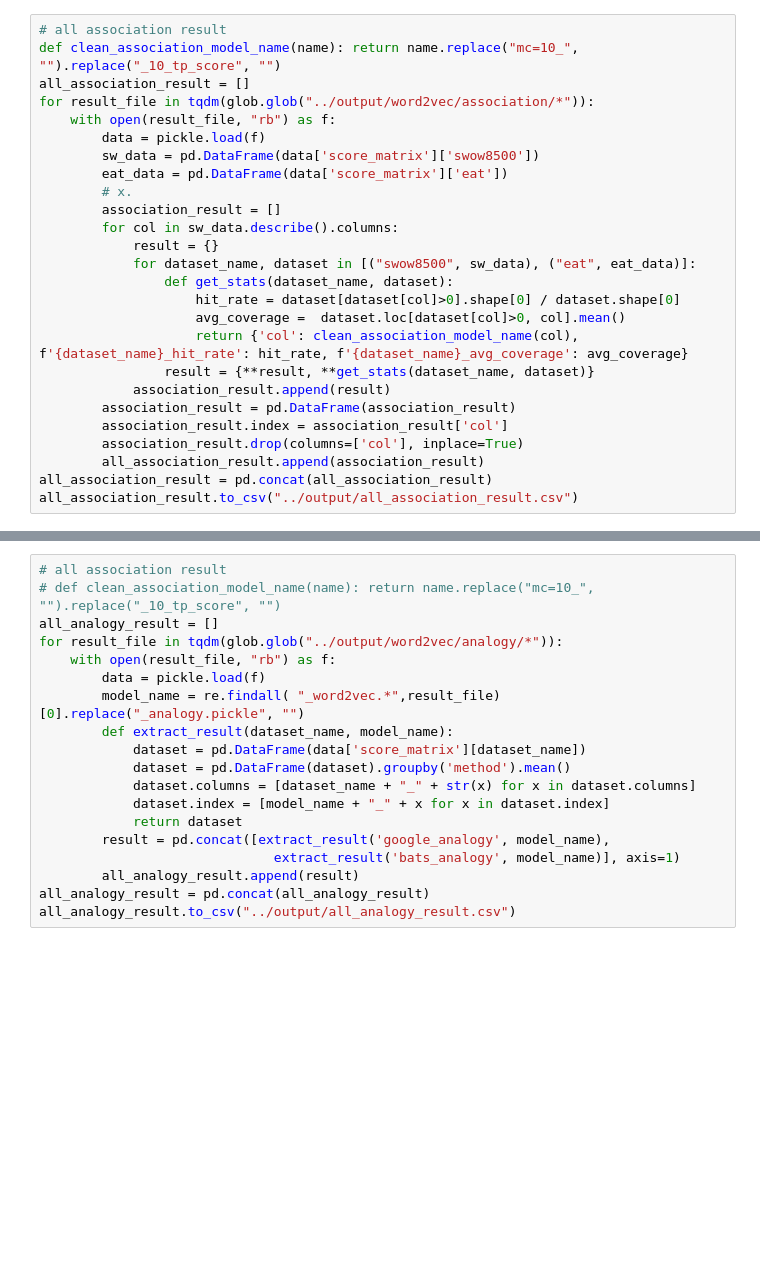
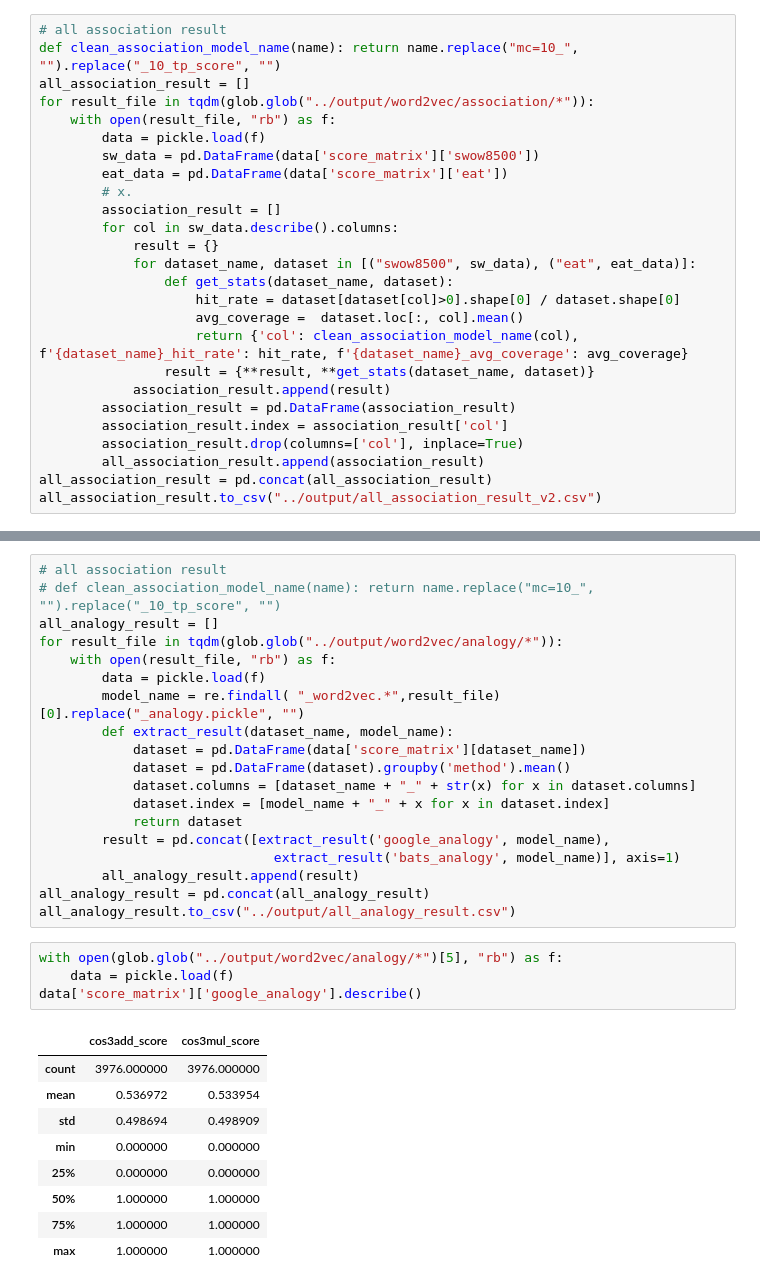
Before and after one commit to imohitmayank/word-embedding-models-eval, a Jupyter notebook: notebooks/word2vec_compare.ipynb, the cells around one changed output, grey strips where cells are left out. Drawn from its saved outputs; the diff is of its cells as text; blank space fills up the shorter version.

```diff
--- a/notebooks/word2vec_compare.ipynb
+++ b/notebooks/word2vec_compare.ipynb
@@ -675,7 +679,7 @@ for result_file in tqdm(glob.glob("../output/word2vec/association/*")):
             for dataset_name, dataset in [("swow8500", sw_data), ("eat", eat_data)]:
                 def get_stats(dataset_name, dataset):
                     hit_rate = dataset[dataset[col]>0].shape[0] / dataset.shape[0]
-                    avg_coverage =  dataset.loc[dataset[col]>0, col].mean()
+                    avg_coverage =  dataset.loc[:, col].mean()
                     return {'col': clean_association_model_name(col), f'{dataset_name}_hit_rate': hit_rate, f'{dataset_name}_avg_coverage': avg_coverage}
                 result = {**result, **get_stats(dataset_name, dataset)}
             association_result.append(result)
@@ -684,7 +688,7 @@ for result_file in tqdm(glob.glob("../output/word2vec/association/*")):
         association_result.drop(columns=['col'], inplace=True)
         all_association_result.append(association_result)
 all_association_result = pd.concat(all_association_result)
-all_association_result.to_csv("../output/all_association_result.csv")
+all_association_result.to_csv("../output/all_association_result_v2.csv")
 # %%
 # with open('../output/word2vec/association/word2vec_results_word2vec_mc=10_size=100_window=50_sg=0_association.pickle', 'rb') as f:
 #     data = pickle.load(f)
@@ -712,3 +716,17 @@ for result_file in tqdm(glob.glob("../output/word2vec/analogy/*")):
         all_analogy_result.append(result)
 all_analogy_result = pd.concat(all_analogy_result)
 all_analogy_result.to_csv("../output/all_analogy_result.csv")
+# %%
+with open(glob.glob("../output/word2vec/analogy/*")[5], "rb") as f:
+    data = pickle.load(f)
+data['score_matrix']['google_analogy'].describe()
+# %% [output]
+|  | cos3add_score | cos3mul_score |
+| count | 3976.000000 | 3976.000000 |
+| mean | 0.536972 | 0.533954 |
+| std | 0.498694 | 0.498909 |
+| min | 0.000000 | 0.000000 |
+| 25% | 0.000000 | 0.000000 |
+| 50% | 1.000000 | 1.000000 |
+| 75% | 1.000000 | 1.000000 |
+| max | 1.000000 | 1.000000 |
```
Also changed, not shown: parts of 15 cells of this notebook, 6 other files.
